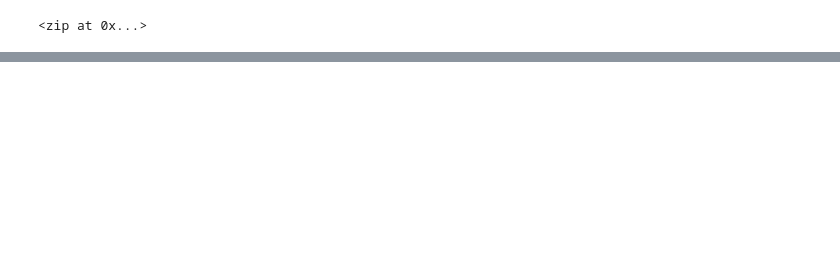
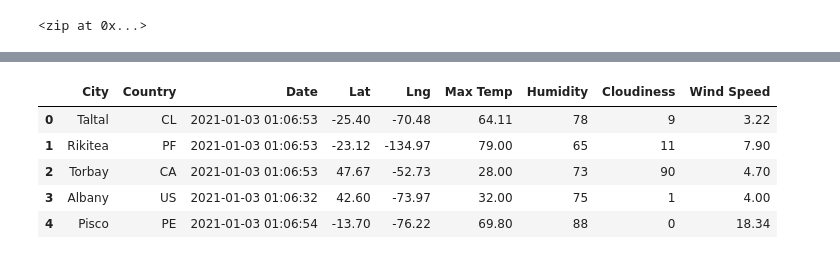
Before and after one commit to Kyle2Miles93/World_Weather_Analysis, a Jupyter notebook: WeatherPy.ipynb, the cells around one changed output, grey strips where cells are left out. Cells and saved outputs as stored; diff of their text form; code cells hidden in the pictures; blank space fills up the shorter version.

```diff
--- a/WeatherPy.ipynb
+++ b/WeatherPy.ipynb
@@ -31,0 +135,11 @@ len(cities)
+# %%
+new_column_order = ['City', 'Country', 'Date', 'Lat', 'Lng','Max Temp', 'Humidity', 'Cloudiness', 'Wind Speed']
+city_data_df = city_data_df[new_column_order]
+city_data_df.head()
+# %% [output]
+|  | City | Country | Date | Lat | Lng | Max Temp | Humidity | Cloudiness | Wind Speed |
+| 0 | Taltal | CL | 2021-01-03 01:06:53 | -25.40 | -70.48 | 64.11 | 78 | 9 | 3.22 |
+| 1 | Rikitea | PF | 2021-01-03 01:06:53 | -23.12 | -134.97 | 79.00 | 65 | 11 | 7.90 |
+| 2 | Torbay | CA | 2021-01-03 01:06:53 | 47.67 | -52.73 | 28.00 | 73 | 90 | 4.70 |
+| 3 | Albany | US | 2021-01-03 01:06:32 | 42.60 | -73.97 | 32.00 | 75 | 1 | 4.00 |
+| 4 | Pisco | PE | 2021-01-03 01:06:54 | -13.70 | -76.22 | 69.80 | 88 | 0 | 18.34 |
```
Also changed, not shown: parts of 7 cells of this notebook, 4 other files.
